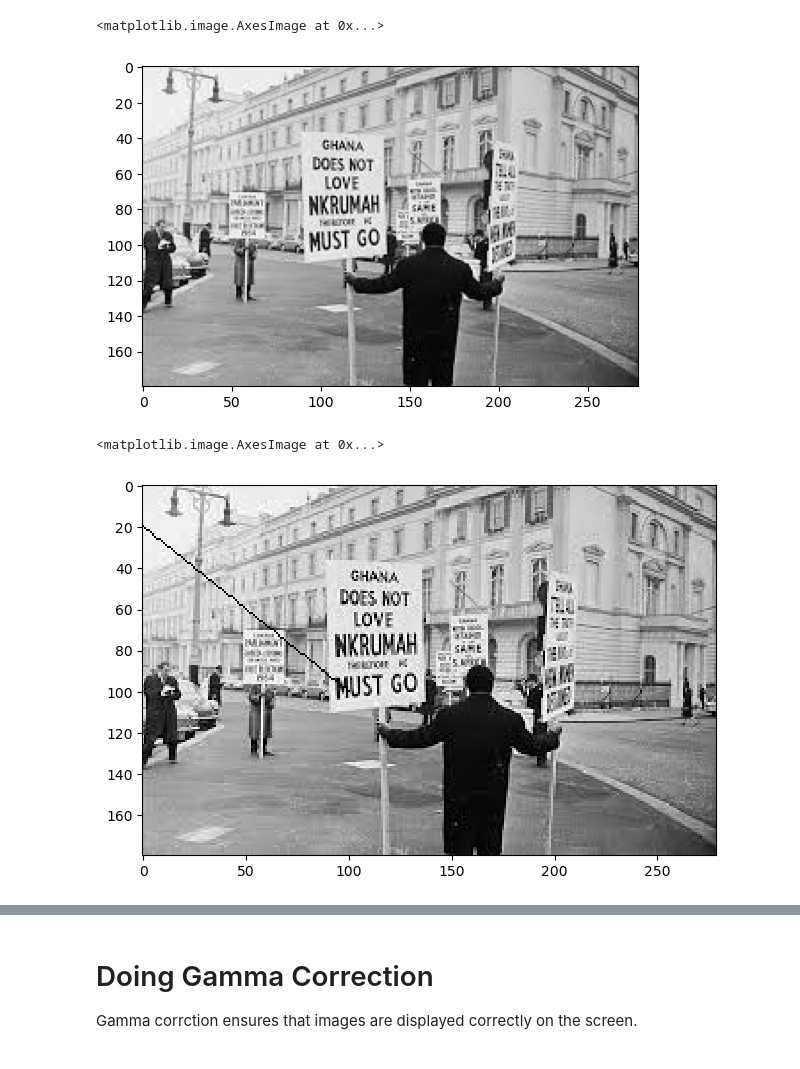
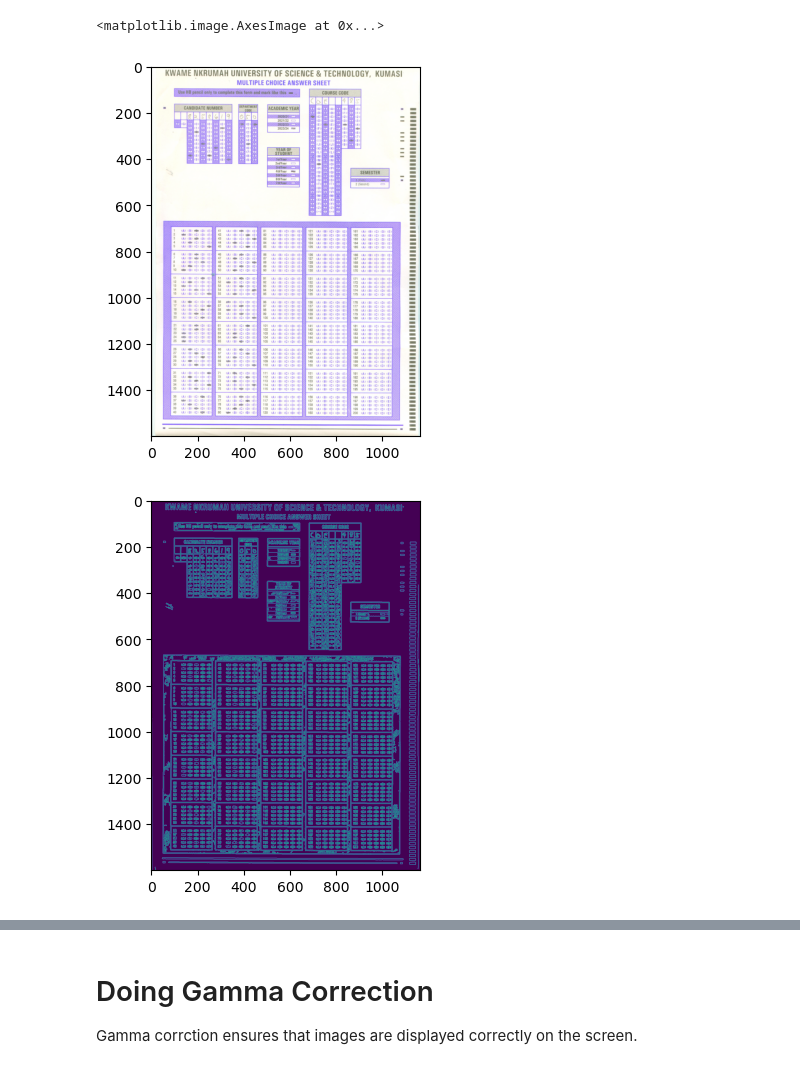
Before and after one commit to VisioMark/image_processing, a Jupyter notebook: playround.ipynb, the cells around one changed output, grey strips where cells are left out. Saved outputs shown, nothing was run; the diff lists cells and outputs as text; code cells hidden in the pictures.

Commit message:
improved sharpening of image

```diff
--- a/playround.ipynb
+++ b/playround.ipynb
@@ -68,17 +1,28 @@ plt.imshow(img_hsv)
-# %%
-img_rgb = color.hsv2rgb(img_hsv)
-plt.imshow(img_rgb)
-# %% [output]
-<matplotlib.image.AxesImage at 0x...>
-[figure, removed]
-# %%
-from skimage import draw
-import numpy as np
-
-x, y = draw.line(20, 0, 100, 100)
-img_cpy = np.copy(img)
-img_cpy[x, y] = 0
-io.imshow(img_cpy)
-# %% [output]
-<matplotlib.image.AxesImage at 0x...>
-[figure, removed]
+# %%
+import cv2
+import numpy as np
+import utils
+from matplotlib.pyplot import figure
+import matplotlib.pyplot as plt
+
+width= 1162
+height = 1600
+
+
+img = cv2.imread("images/001.png")
+
+img = cv2.resize(img, (width, height)) # RESIZE IMAGE
+imgContours = img.copy()
+imgBlank = np.zeros((height,width, 3), np.uint8) # CREATE A BLANK IMAGE FOR TESTING DEBUGGING IF REQUIRED
+imgGray = cv2.cvtColor(img, cv2.COLOR_BGR2GRAY) # CONVERT IMAGE TO GRAY SCALE
+imgBlur = cv2.GaussianBlur(imgGray, (5, 5), 1) # ADD GAUSSIAN BLUR
+imgCanny = cv2.Canny(imgBlur,10,70) # APPLY CANNY
+
+figure(0)
+plt.imshow(img)
+figure(1)
+plt.imshow(imgCanny)
+# %% [output]
+<matplotlib.image.AxesImage at 0x...>
+[figure, added]
+[figure, added]
```
Also changed, not shown: parts of 9 cells of this notebook, 3 other files.
